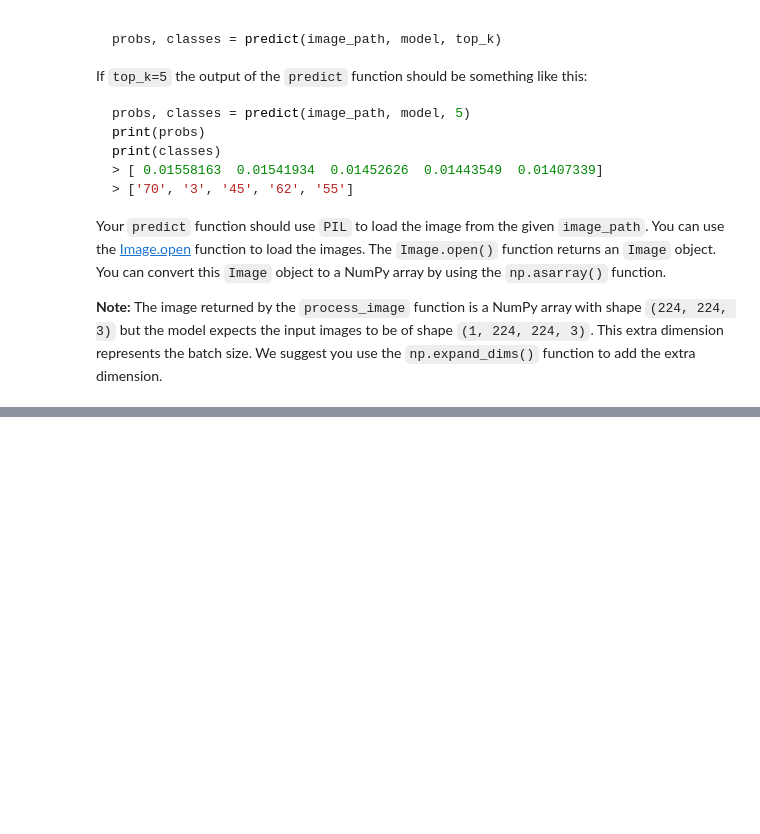
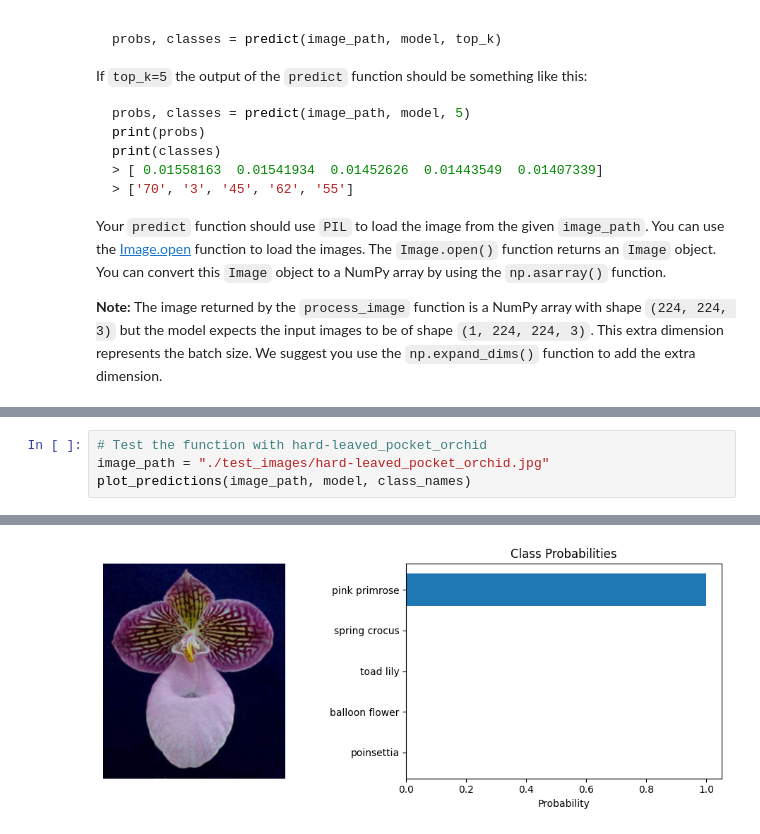
Before and after one commit to edineisantos/Image_Classifier_with_TensorFlow, a Jupyter notebook: Project_Image_Classifier_Project.ipynb, the cells around one changed output, grey strips where cells are left out. Saved outputs shown, nothing was run; the diff lists cells and outputs as text; blank space fills up the shorter version.

```diff
--- a/Project_Image_Classifier_Project.ipynb
+++ b/Project_Image_Classifier_Project.ipynb
@@ -552,0 +644,5 @@ You can convert from the class integer labels to actual flower names using `clas
+# %%
+# Test the function with hard-leaved_pocket_orchid
+image_path = "./test_images/hard-leaved_pocket_orchid.jpg"
+plot_predictions(image_path, model, class_names)
+# %% [output]
@@ -552,0 +650 @@ You can convert from the class integer labels to actual flower names using `clas
+[figure, added]
```
Also changed, not shown: parts of 13 cells of this notebook.
